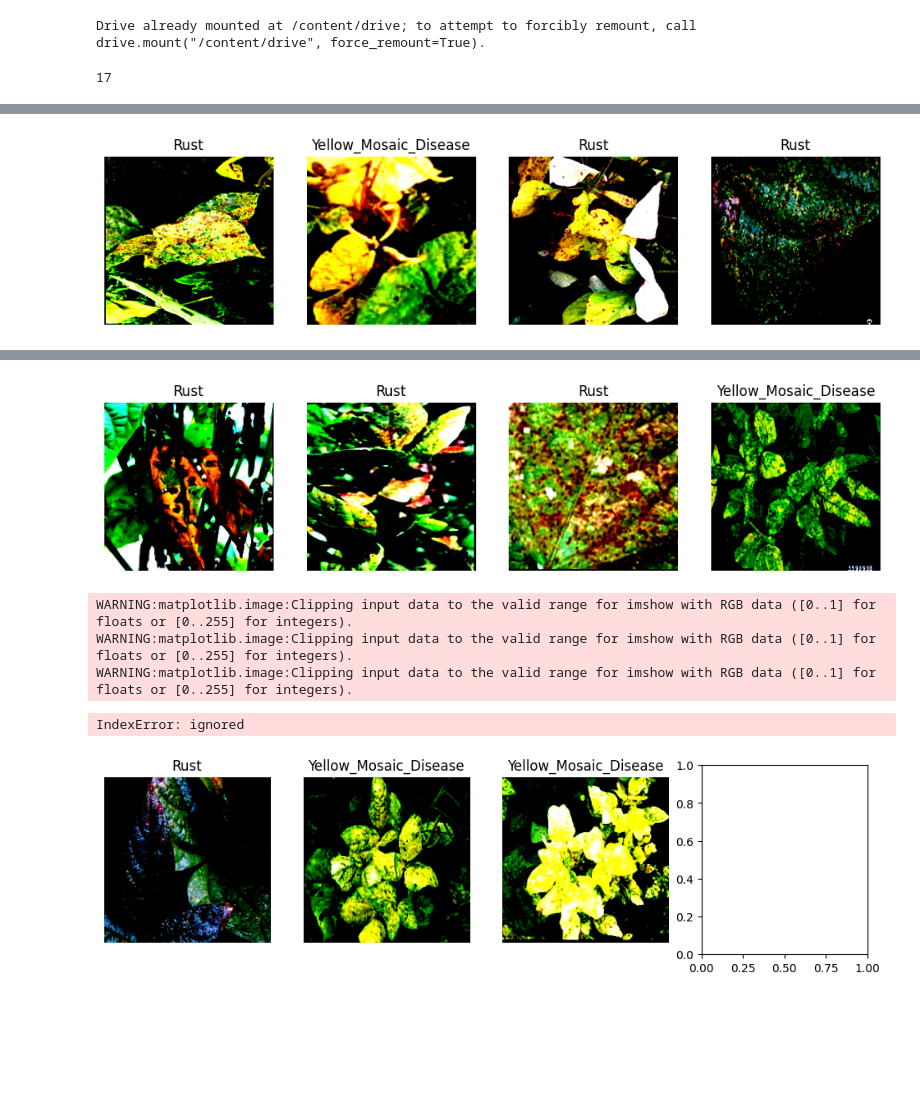
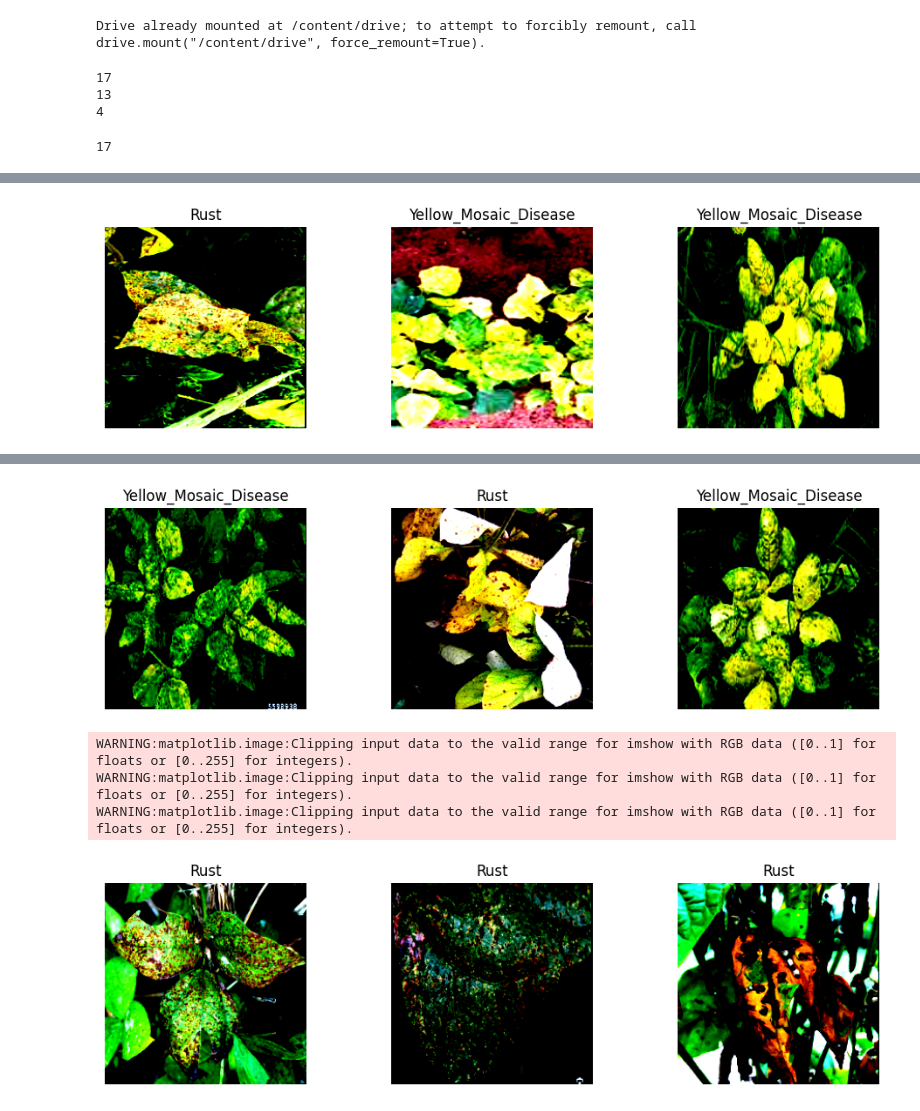
Before and after one commit to Denisganga/RustAndYellowMosaicDiseaseDetection, a Jupyter notebook: rust_and_yellow_mosaic_disease_detection.ipynb, the cells around one changed output, grey strips where cells are left out. Saved outputs shown, nothing was run; the diff lists cells and outputs as text; code cells hidden in the pictures; blank space fills up the shorter version.

Commit message:
splitting data into training and testing datasets. created the baseline model

```diff
--- a/rust_and_yellow_mosaic_disease_detection.ipynb
+++ b/rust_and_yellow_mosaic_disease_detection.ipynb
@@ -37,3 +44,11 @@ classes = dataset.classes
+# %%
+print(len(dataset))
+print(len(train_dataset))
+print(len(test_dataset))
+# %% [output]
+17
+13
+4
 # %%
 # Create a DataLoader for efficient data loading and batching
 batch_size = 7
@@ -46,8 +61,8 @@ print(num_samples)
 17
 # %%
 for images, labels in data_loader:
-    fig, axs = plt.subplots(1, 4, figsize=(12, 3))
-    for i in range(4):
+    fig, axs = plt.subplots(1, 3, figsize=(12, 3))
+    for i in range(3):
         # Convert the image tensor to a NumPy array and transpose it to (H, W, C) format
         image = images[i].numpy().transpose((1, 2, 0))
         axs[i].imshow(image)
@@ -62,4 +76,4 @@ WARNING:matplotlib.image:Clipping input data to the valid range for imshow with
-[figure, old version]
+[figure, new version]
 WARNING:matplotlib.image:Clipping input data to the valid range for imshow with RGB data ([0..1] for floats or [0..255] for integers).
 WARNING:matplotlib.image:Clipping input data to the valid range for imshow with RGB data ([0..1] for floats or [0..255] for integers).
 WARNING:matplotlib.image:Clipping input data to the valid range for imshow with RGB data ([0..1] for floats or [0..255] for integers).
@@ -67,6 +80,5 @@ WARNING:matplotlib.image:Clipping input data to the valid range for imshow with
-[figure, old version]
+[figure, new version]
 WARNING:matplotlib.image:Clipping input data to the valid range for imshow with RGB data ([0..1] for floats or [0..255] for integers).
 WARNING:matplotlib.image:Clipping input data to the valid range for imshow with RGB data ([0..1] for floats or [0..255] for integers).
 WARNING:matplotlib.image:Clipping input data to the valid range for imshow with RGB data ([0..1] for floats or [0..255] for integers).
-IndexError: ignored
-[figure, old version]
+[figure, new version]
```
Also changed, not shown: parts of 4 cells of this notebook.
